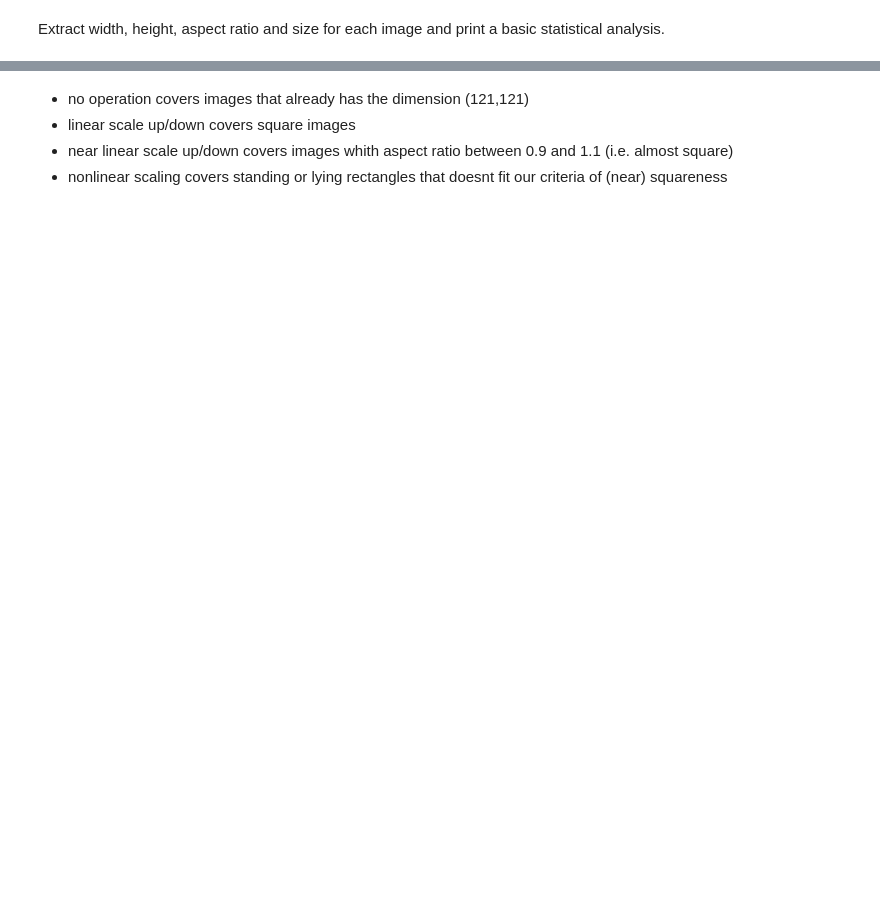
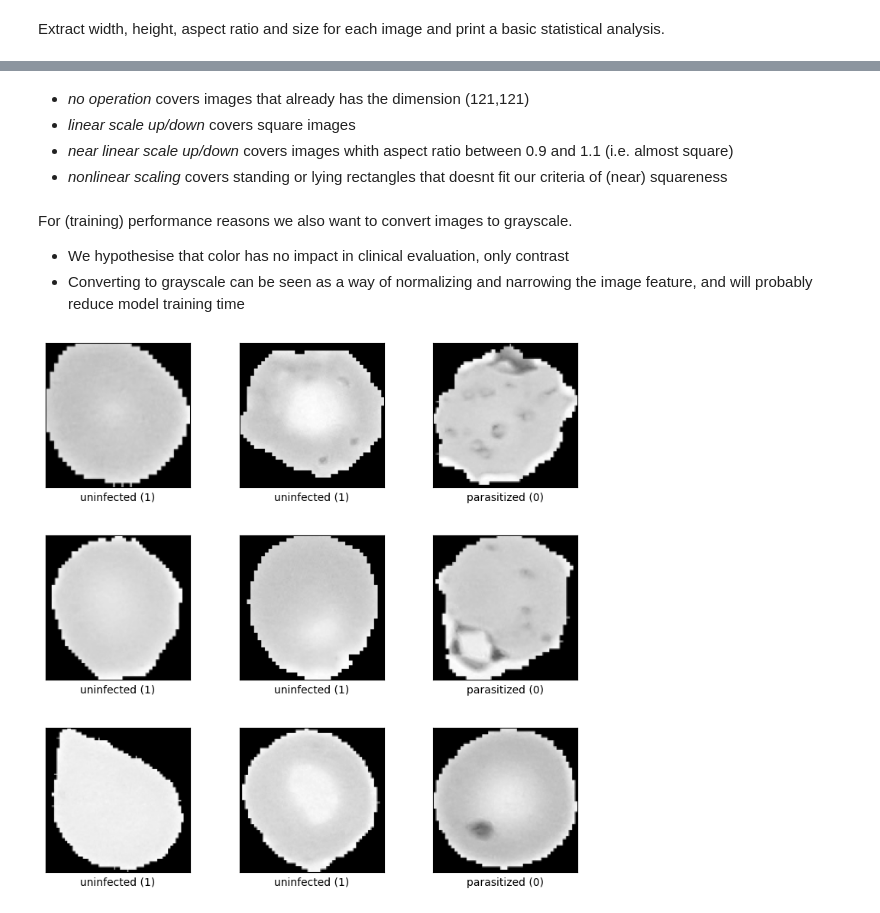
Before and after one commit to jlarsson/tfds-malaria, a Jupyter notebook: malaria.ipynb, the cells around one changed output, grey strips where cells are left out. Drawn from its saved outputs; the diff is of its cells as text; code cells hidden in the pictures; blank space fills up the shorter version.

```diff
--- a/malaria.ipynb
+++ b/malaria.ipynb
@@ -175,6 +185,28 @@ array([<Axes: >], dtype=object)
 [figure]
 # %% [markdown]
-- no operation covers images that already has the dimension (121,121)
-- linear scale up/down covers square images
-- near linear scale up/down covers images whith aspect ratio between 0.9 and 1.1 (i.e. almost square)
-- nonlinear scaling covers standing or lying rectangles that doesnt fit our criteria of (near) squareness
+- _no operation_ covers images that already has the dimension (121,121)
+- _linear scale up/down_ covers square images
+- _near linear scale up/down_ covers images whith aspect ratio between 0.9 and 1.1 (i.e. almost square)
+- _nonlinear scaling_ covers standing or lying rectangles that doesnt fit our criteria of (near) squareness
+# %% [markdown]
+For (training) performance reasons we also want to convert images to grayscale.
+- We hypothesise that color has no impact in clinical evaluation, only contrast
+- Converting to grayscale can be seen as a way of normalizing and narrowing the image feature, and will probably reduce model training time
+# %%
+def convert_color_dataset_to_grayscale(ds: Dataset):
+    def convert(d):
+        image = d['image']
+        label = d['label']
+        return {
+            'image': tf.image.rgb_to_grayscale(tf.image.resize_with_pad(image, 121, 121)),
+            'label': label
+        }
+    return list(map(convert, iter(ds)))
+
+(tfds.show_examples(
+    convert_color_dataset_to_grayscale(ds.take(18)),
+    info,
+    rows=3,
+    cols=3));
+# %% [output]
+[figure, added]
```
Also changed, not shown: parts of 9 cells of this notebook, 2 other files.
